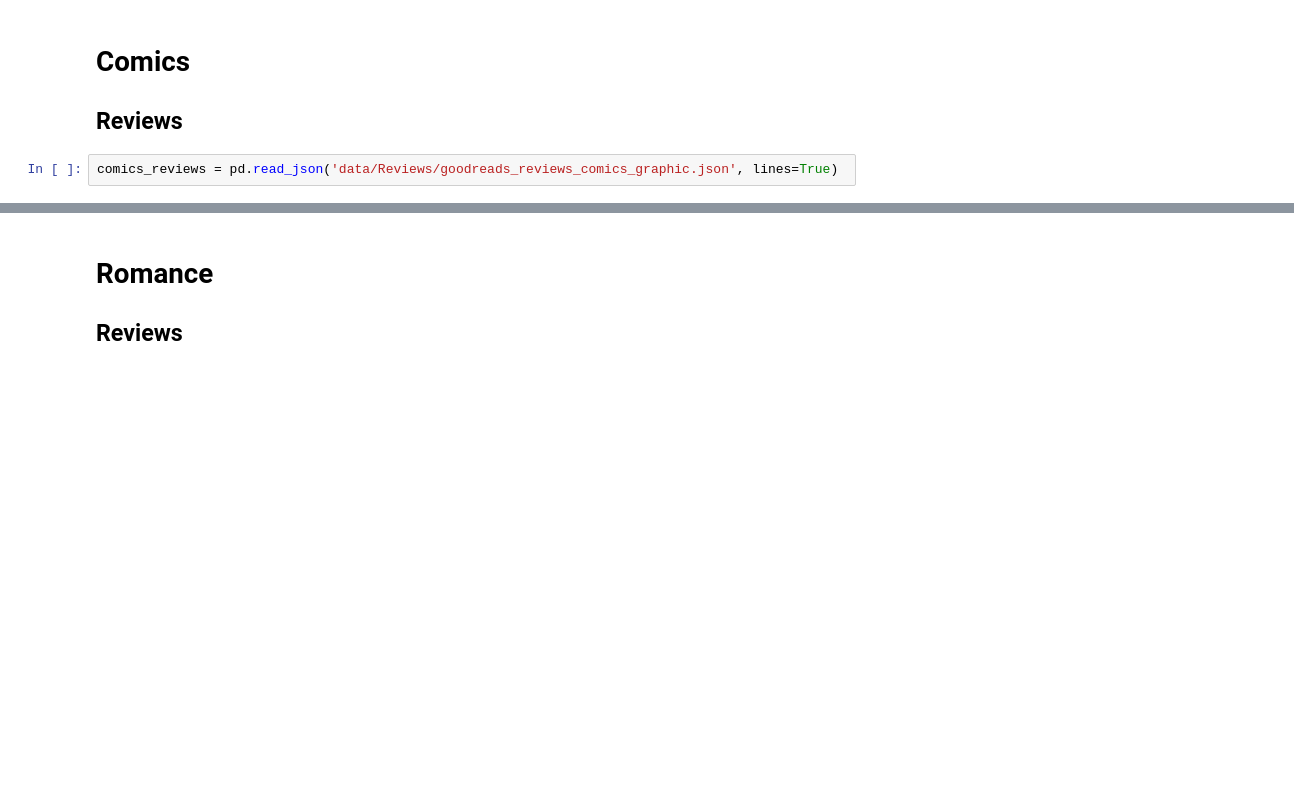
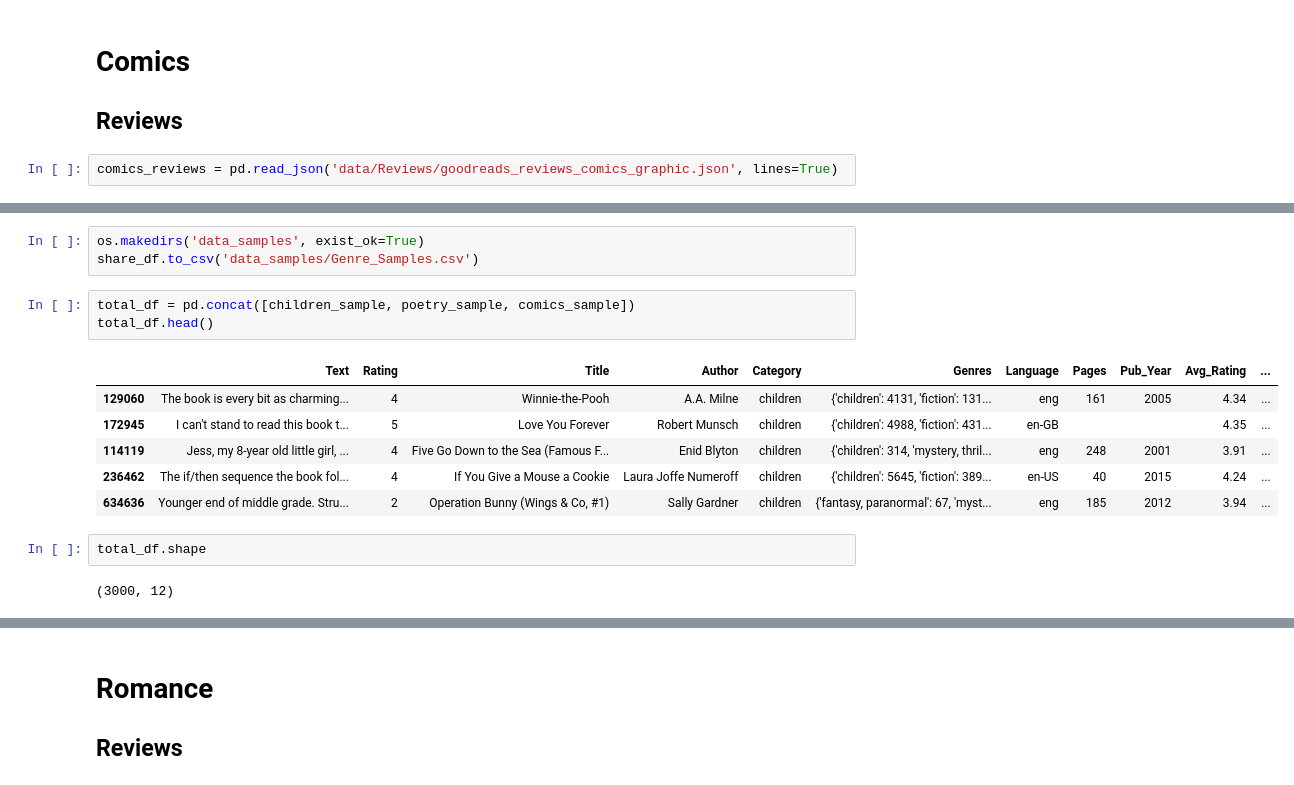
Before and after one commit to Data-Science-for-Linguists-2023/Goodreads-Genre-Reviews-Analysis, a Jupyter notebook: Data_Exploration.ipynb, the cells around one changed output, grey strips where cells are left out. Cells and saved outputs as stored; diff of their text form; blank space fills up the shorter version.

```diff
--- a/Data_Exploration.ipynb
+++ b/Data_Exploration.ipynb
@@ -982,0 +1004,17 @@ comics_sample.head()
+# %%
+os.makedirs('data_samples', exist_ok=True)
+share_df.to_csv('data_samples/Genre_Samples.csv')
+# %%
+total_df = pd.concat([children_sample, poetry_sample, comics_sample])
+total_df.head()
+# %% [output]
+|  | Text | Rating | Title | Author | Category | Genres | Language | Pages | Pub_Year | Avg_Rating | ... |
+| 129060 | The book is every bit as charming... | 4 | Winnie-the-Pooh | A.A. Milne | children | {'children': 4131, 'fiction': 131... | eng | 161 | 2005 | 4.34 | ... |
+| 172945 | I can't stand to read this book t... | 5 | Love You Forever | Robert Munsch | children | {'children': 4988, 'fiction': 431... | en-GB |  |  | 4.35 | ... |
+| 114119 | Jess, my 8-year old little girl, ... | 4 | Five Go Down to the Sea (Famous F... | Enid Blyton | children | {'children': 314, 'mystery, thril... | eng | 248 | 2001 | 3.91 | ... |
+| 236462 | The if/then sequence the book fol... | 4 | If You Give a Mouse a Cookie | Laura Joffe Numeroff | children | {'children': 5645, 'fiction': 389... | en-US | 40 | 2015 | 4.24 | ... |
+| 634636 | Younger end of middle grade. Stru... | 2 | Operation Bunny (Wings & Co, #1) | Sally Gardner | children | {'fantasy, paranormal': 67, 'myst... | eng | 185 | 2012 | 3.94 | ... |
+# %%
+total_df.shape
+# %% [output]
+(3000, 12)
```
Also changed, not shown: parts of 47 cells of this notebook, 2 other files.
